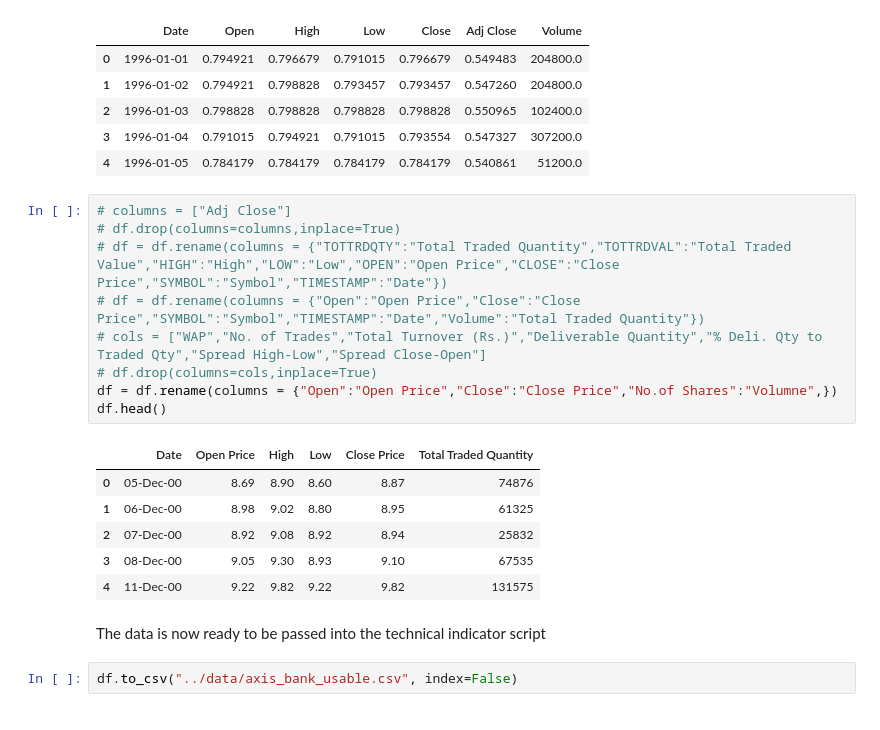
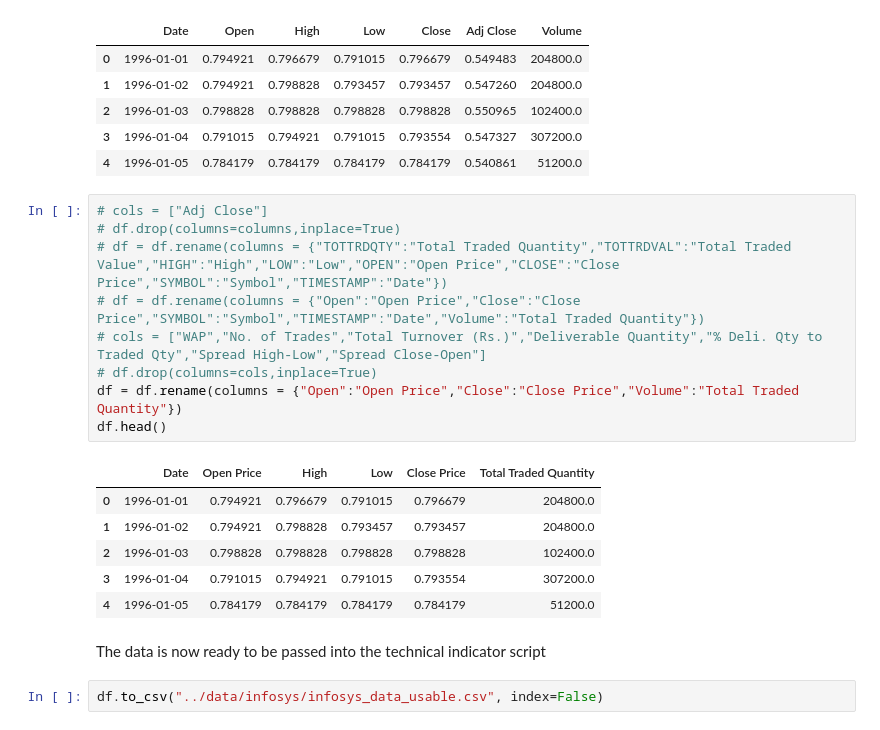
Before and after one commit to viraj-s15/stock-trend-analysis, a Jupyter notebook: notebooks/preparing_data_not_lib.ipynb, the cells around one changed output. Saved outputs shown, nothing was run; the diff lists cells and outputs as text.

```diff
--- a/notebooks/preparing_data_not_lib.ipynb
+++ b/notebooks/preparing_data_not_lib.ipynb
@@ -13,22 +13,22 @@ df.head()
 | 3 | 1996-01-04 | 0.791015 | 0.794921 | 0.791015 | 0.793554 | 0.547327 | 307200.0 |
 | 4 | 1996-01-05 | 0.784179 | 0.784179 | 0.784179 | 0.784179 | 0.540861 | 51200.0 |
 # %%
-# columns = ["Adj Close"]
+# cols = ["Adj Close"]
 # df.drop(columns=columns,inplace=True)
 # df = df.rename(columns = {"TOTTRDQTY":"Total Traded Quantity","TOTTRDVAL":"Total Traded Value","HIGH":"High","LOW":"Low","OPEN":"Open Price","CLOSE":"Close Price","SYMBOL":"Symbol","TIMESTAMP":"Date"})
 # df = df.rename(columns = {"Open":"Open Price","Close":"Close Price","SYMBOL":"Symbol","TIMESTAMP":"Date","Volume":"Total Traded Quantity"})
 # cols = ["WAP","No. of Trades","Total Turnover (Rs.)","Deliverable Quantity","% Deli. Qty to Traded Qty","Spread High-Low","Spread Close-Open"]
 # df.drop(columns=cols,inplace=True)
-df = df.rename(columns = {"Open":"Open Price","Close":"Close Price","No.of Shares":"Volumne",})
+df = df.rename(columns = {"Open":"Open Price","Close":"Close Price","Volume":"Total Traded Quantity"})
 df.head()
 # %% [output]
 |  | Date | Open Price | High | Low | Close Price | Total Traded Quantity |
-| 0 | 05-Dec-00 | 8.69 | 8.90 | 8.60 | 8.87 | 74876 |
-| 1 | 06-Dec-00 | 8.98 | 9.02 | 8.80 | 8.95 | 61325 |
-| 2 | 07-Dec-00 | 8.92 | 9.08 | 8.92 | 8.94 | 25832 |
-| 3 | 08-Dec-00 | 9.05 | 9.30 | 8.93 | 9.10 | 67535 |
-| 4 | 11-Dec-00 | 9.22 | 9.82 | 9.22 | 9.82 | 131575 |
+| 0 | 1996-01-01 | 0.794921 | 0.796679 | 0.791015 | 0.796679 | 204800.0 |
+| 1 | 1996-01-02 | 0.794921 | 0.798828 | 0.793457 | 0.793457 | 204800.0 |
+| 2 | 1996-01-03 | 0.798828 | 0.798828 | 0.798828 | 0.798828 | 102400.0 |
+| 3 | 1996-01-04 | 0.791015 | 0.794921 | 0.791015 | 0.793554 | 307200.0 |
+| 4 | 1996-01-05 | 0.784179 | 0.784179 | 0.784179 | 0.784179 | 51200.0 |
 # %% [markdown]
 The data is now ready to be passed into the technical indicator script
 # %%
-df.to_csv("../data/axis_bank_usable.csv", index=False)
+df.to_csv("../data/infosys/infosys_data_usable.csv", index=False)
```
Also changed, not shown: 2 other files.
